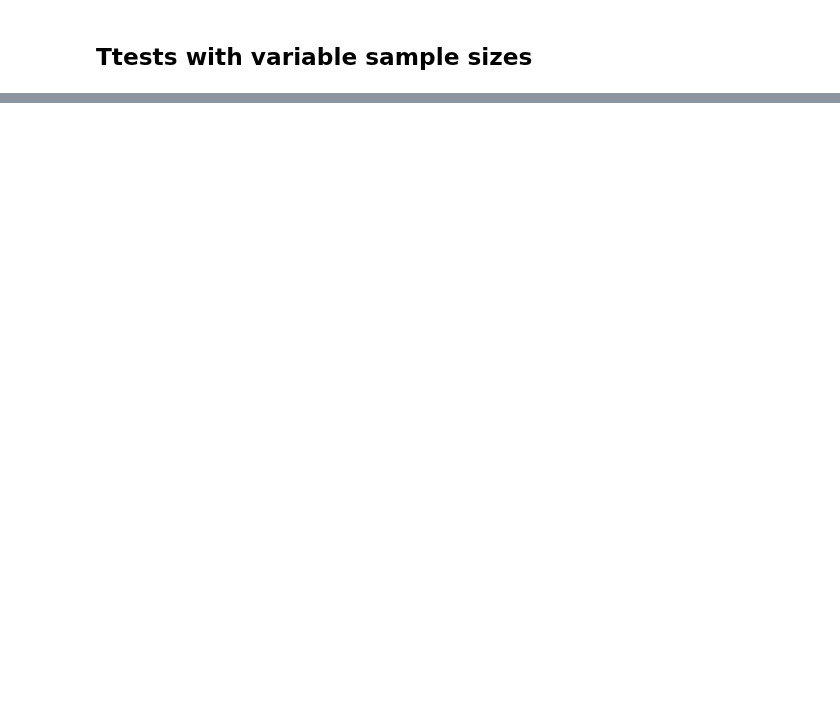
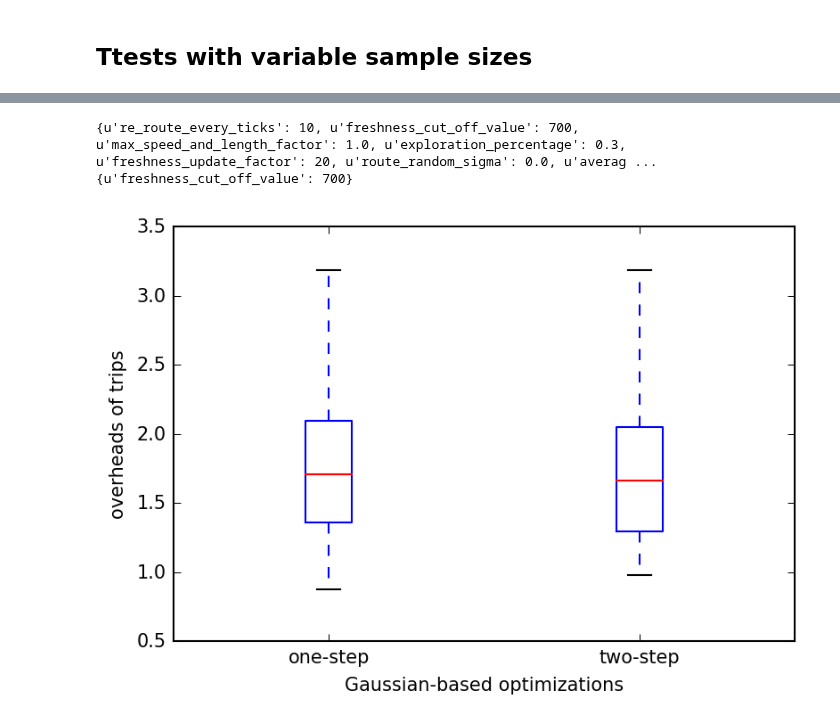
Before and after one commit to Starofall/RTX, a Jupyter notebook: analysis-ttest-final-baseline.ipynb, the cells around one changed output, grey strips where cells are left out. Cells and saved outputs as stored; diff of their text form; code cells hidden in the pictures; blank space fills up the shorter version.

Commit message:
plotting

```diff
--- a/analysis-ttest-final-baseline.ipynb
+++ b/analysis-ttest-final-baseline.ipynb
@@ -279,5 +224,5 @@ power: 0.988599467387
 # %%
-results = get_raw_data("rtxgaussian-600-300-5", False, 5000)
+results = get_raw_data("rtxgaussian-600-300-2-5iter", False, 5000)
 
 b_knobs = {}
 b_data = {}
@@ -492,0 +404,23 @@ Overhead in
+# %%
+results = get_raw_data("rtxgaussian-600-300-1-5iter", False, 5000)
+
+knobs1 = {}
+data1 = {}
+for r in results:
+    knob_str = str(r[1])
+    if not knob_str in knobs1:
+        knobs1[knob_str] = []
+    if len(knobs1[knob_str]) < 5000:
+        knobs1[knob_str].append(r[1])
+    if not knob_str in data1:
+        data1[knob_str] = []
+    if len(data1[knob_str]) < 5000:
+        data1[knob_str].append(r[0])
+
+print "len(knobs):" + str(len(knobs1))
+
+for k in knobs1:
+    print k
+    print len(knobs1[k])
+
+print "========="
@@ -492,0 +572,24 @@ Overhead in
+# %%
+all_data = []
+print best_knob
+print best_knob2
+analysis_data = [r[y_key] for r in data[best_knob]]
+all_data.append(analysis_data)
+
+analysis_data = [r[y_key] for r in data2[best_knob2]]
+all_data.append(analysis_data)
+
+knob_labels = ["one-step", "two-step"]
+arithmetic_labels = [0,1]
+fig,ax = plt.subplots()
+ax.boxplot(all_data, 0, '', positions=arithmetic_labels)
+#     ax.boxplot(all_data, 0, '', positions=keys)
+plt.xticks(arithmetic_labels, knob_labels)
+plt.legend(loc='best')
+plt.ylabel('overheads of trips')
+plt.xlabel('Gaussian-based optimizations')
+plt.show()
+# %% [output]
+{u're_route_every_ticks': 10, u'freshness_cut_off_value': 700, u'max_speed_and_length_factor': 1.0, u'exploration_percentage': 0.3, u'freshness_update_factor': 20, u'route_random_sigma': 0.0, u'averag ...
+{u'freshness_cut_off_value': 700}
+[figure, added]
```
Also changed, not shown: parts of 11 cells of this notebook, 1 other file.
